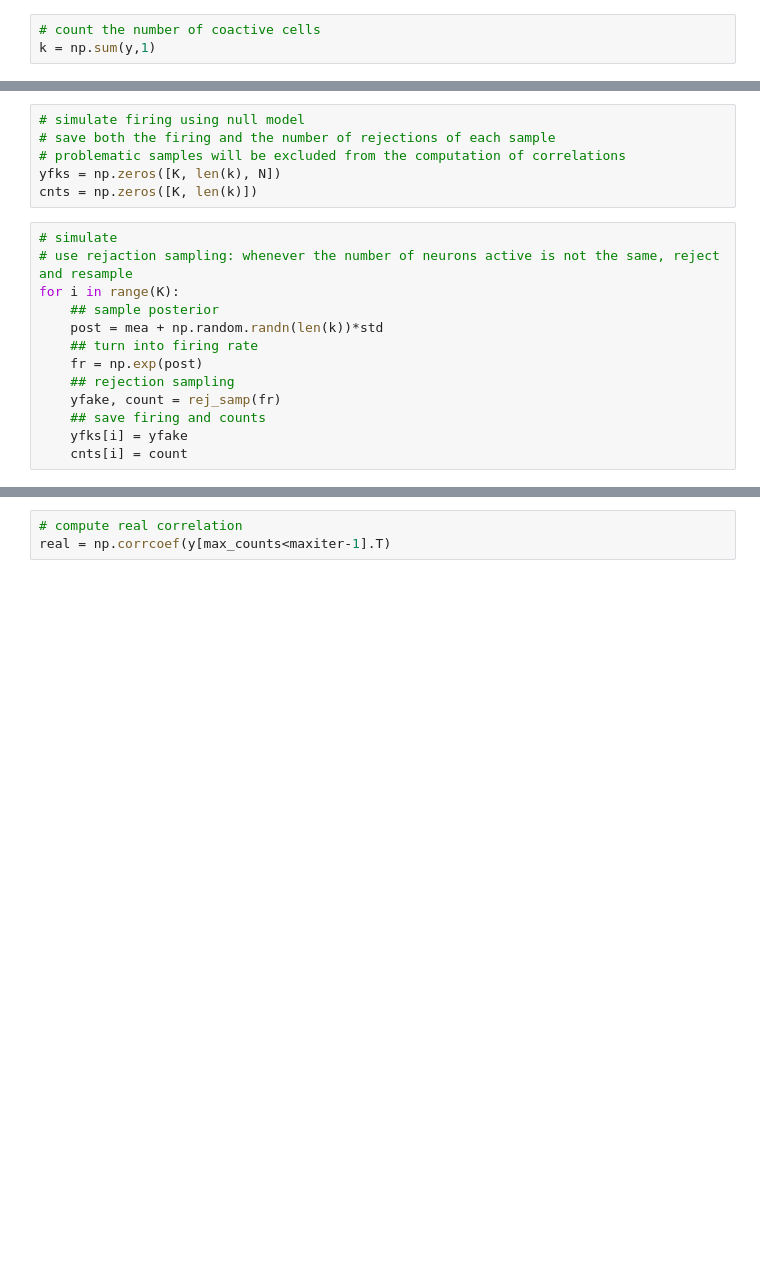
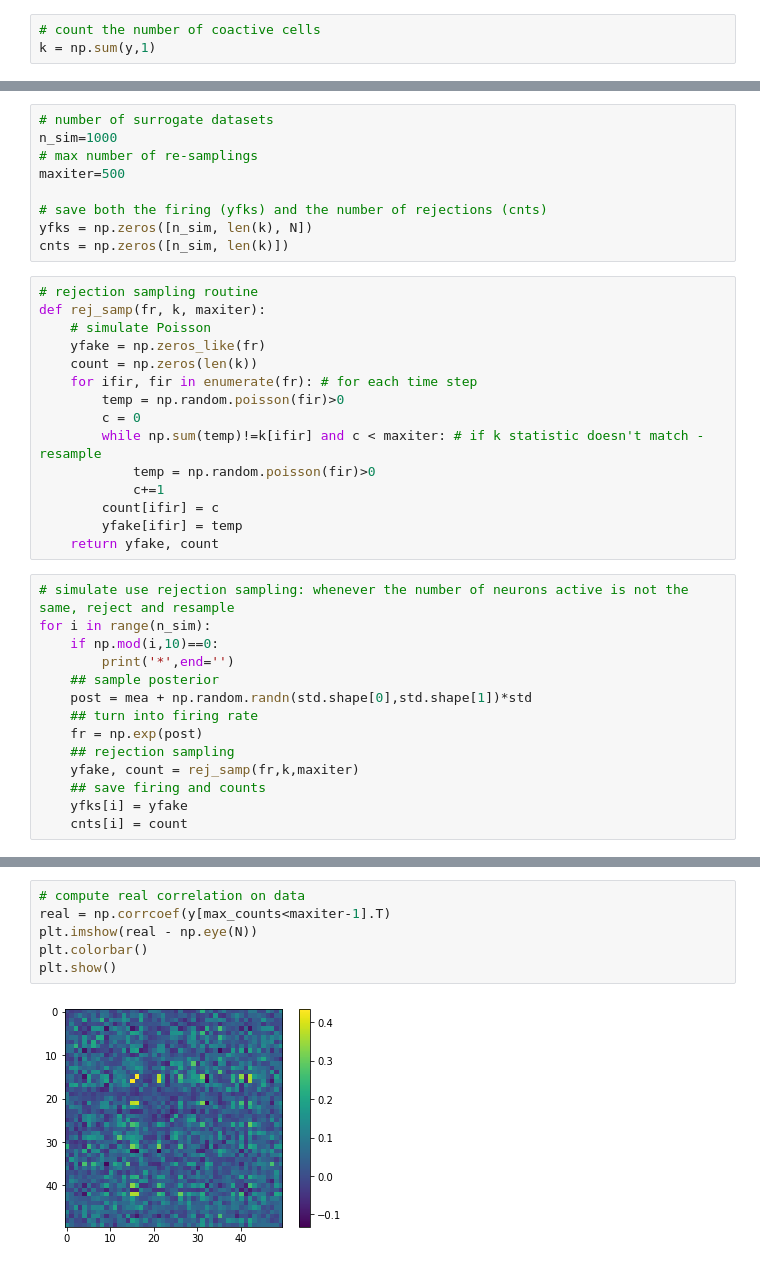
Before and after one commit to Savin-Lab-Code/CA1_network_interactions, a Jupyter notebook: ExcessCorrs.ipynb, the cells around one changed output, grey strips where cells are left out. Saved outputs shown, nothing was run; the diff lists cells and outputs as text; blank space fills up the shorter version.

Commit message:
Excess correlations: compare real vs null model

```diff
--- a/ExcessCorrs.ipynb
+++ b/ExcessCorrs.ipynb
@@ -51,19 +80,38 @@ maxiter=500
 # %%
-# simulate firing using null model
-# save both the firing and the number of rejections of each sample
-# problematic samples will be excluded from the computation of correlations
-yfks = np.zeros([K, len(k), N])
-cnts = np.zeros([K, len(k)])
+# number of surrogate datasets
+n_sim=1000
+# max number of re-samplings
+maxiter=500
+
+# save both the firing (yfks) and the number of rejections (cnts)
+yfks = np.zeros([n_sim, len(k), N])
+cnts = np.zeros([n_sim, len(k)])
+# %%
+# rejection sampling routine
+def rej_samp(fr, k, maxiter):
+    # simulate Poisson
+    yfake = np.zeros_like(fr)
+    count = np.zeros(len(k))
+    for ifir, fir in enumerate(fr): # for each time step
+        temp = np.random.poisson(fir)>0
+        c = 0
+        while np.sum(temp)!=k[ifir] and c < maxiter: # if k statistic doesn't match - resample
+            temp = np.random.poisson(fir)>0
+            c+=1
+        count[ifir] = c
+        yfake[ifir] = temp
+    return yfake, count
 # %%
-# simulate
-# use rejaction sampling: whenever the number of neurons active is not the same, reject and resample
-for i in range(K):
+# simulate use rejection sampling: whenever the number of neurons active is not the same, reject and resample
+for i in range(n_sim):
+    if np.mod(i,10)==0:
+        print('*',end='')
     ## sample posterior
-    post = mea + np.random.randn(len(k))*std
+    post = mea + np.random.randn(std.shape[0],std.shape[1])*std
     ## turn into firing rate
     fr = np.exp(post)
     ## rejection sampling
-    yfake, count = rej_samp(fr)
+    yfake, count = rej_samp(fr,k,maxiter)
     ## save firing and counts
     yfks[i] = yfake
     cnts[i] = count
@@ -79,4 +145,9 @@ for i in range(K):
     fkcors[i] = np.corrcoef(yfks[i,max_counts<maxiter-1].T)
 # %%
-# compute real correlation
+# compute real correlation on data
 real = np.corrcoef(y[max_counts<maxiter-1].T)
+plt.imshow(real - np.eye(N))
+plt.colorbar()
+plt.show()
+# %% [output]
+[figure, added]
```
Also changed, not shown: parts of 24 cells of this notebook.
